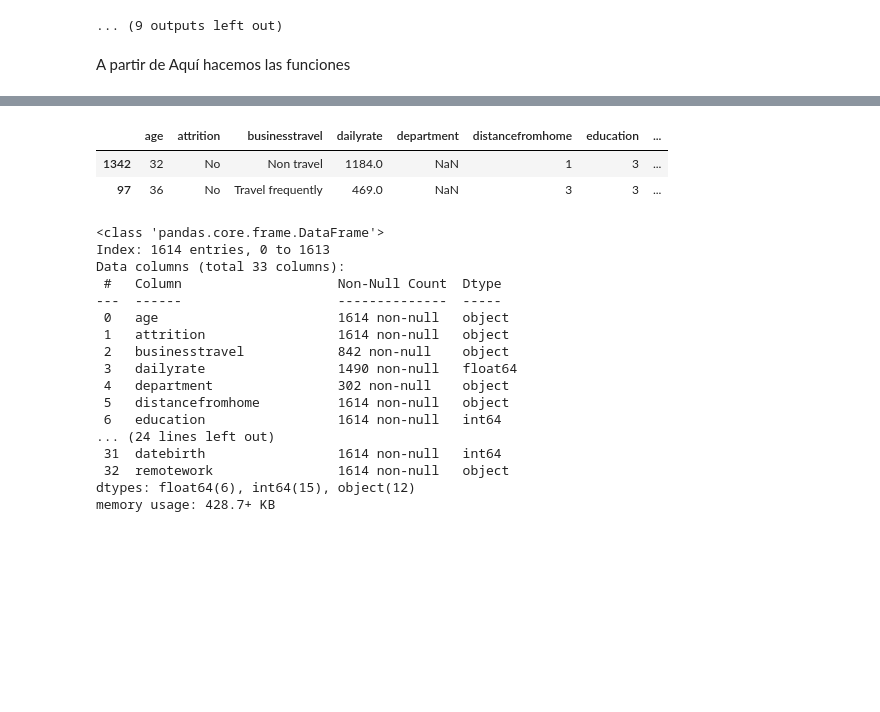
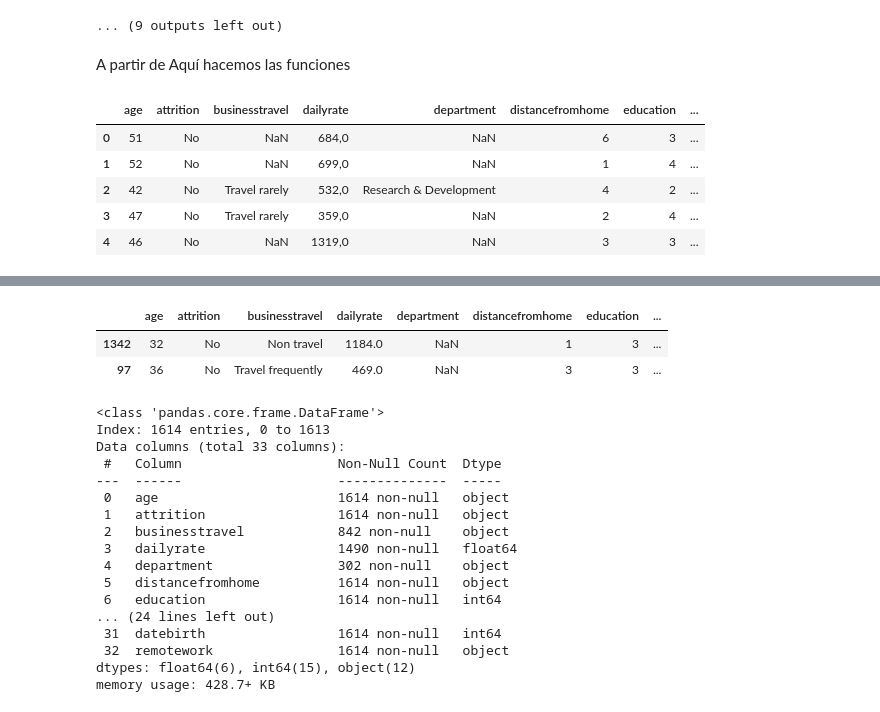
Before and after one commit to laural87/project-da-promo-I-modulo-3-team-2, a Jupyter notebook: Fase2_limpieza.ipynb, the cells around one changed output, grey strips where cells are left out. Cells and saved outputs as stored; diff of their text form; code cells hidden in the pictures; blank space fills up the shorter version.

```diff
--- a/Fase2_limpieza.ipynb
+++ b/Fase2_limpieza.ipynb
@@ -510,4 +506,13 @@ A partir de Aquí hacemos las funciones
 # %%
 datos.to_csv('Datos/datos_empresa_V1.1.csv')
 # %%
-datos = pd.read_csv('Datos/datos_empresa_V1.1.csv')
+datos = pd.read_csv('Datos/datos_empresa_V1.1.csv', index_col=0)
+# %%
+datos.head()
+# %% [output]
+|  | age | attrition | businesstravel | dailyrate | department | distancefromhome | education | ... |
+| 0 | 51 | No | NaN | 684,0 | NaN | 6 | 3 | ... |
+| 1 | 52 | No | NaN | 699,0 | NaN | 1 | 4 | ... |
+| 2 | 42 | No | Travel rarely | 532,0 | Research & Development | 4 | 2 | ... |
+| 3 | 47 | No | Travel rarely | 359,0 | NaN | 2 | 4 | ... |
+| 4 | 46 | No | NaN | 1319,0 | NaN | 3 | 3 | ... |
```
Also changed, not shown: parts of 7 cells of this notebook, 3 other files.
